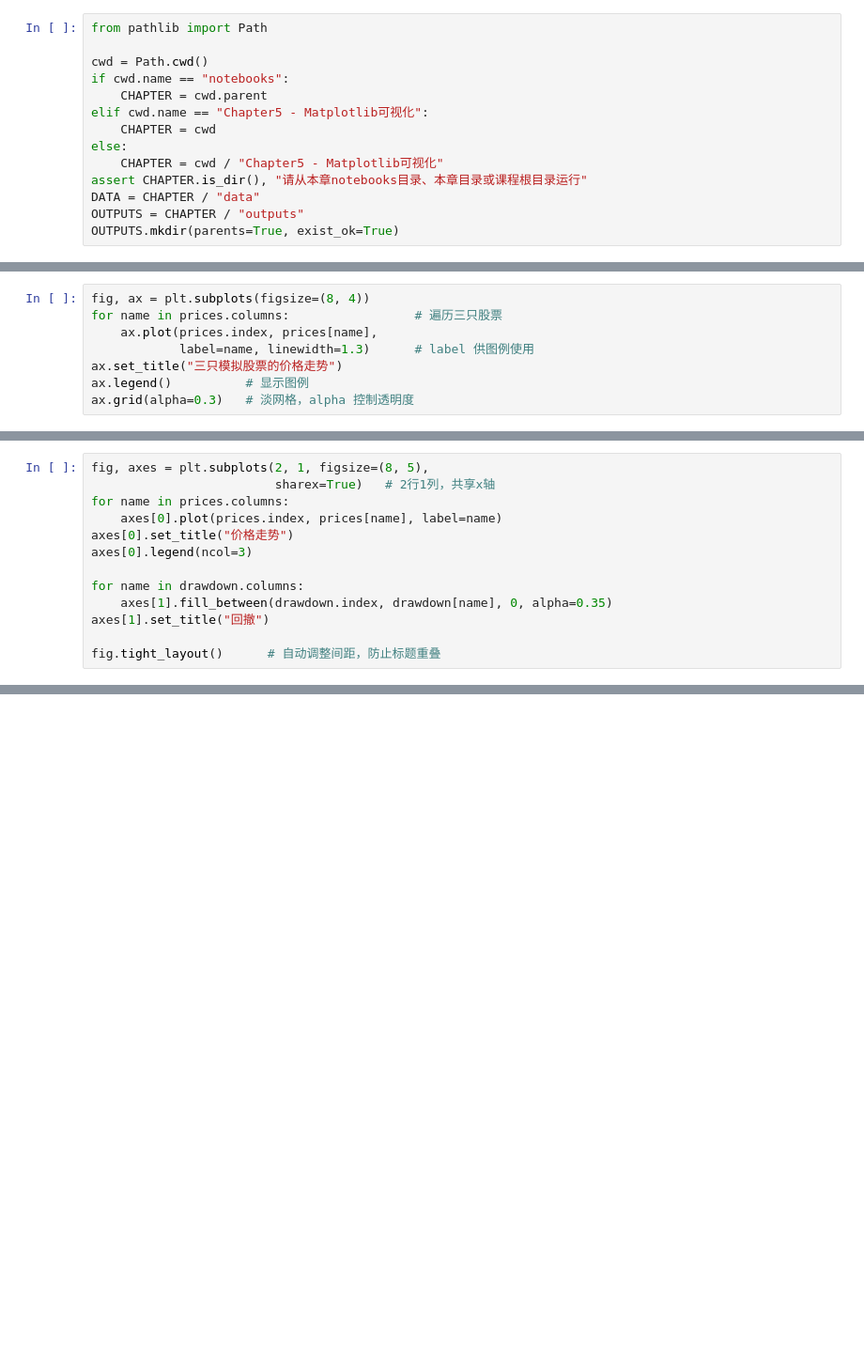
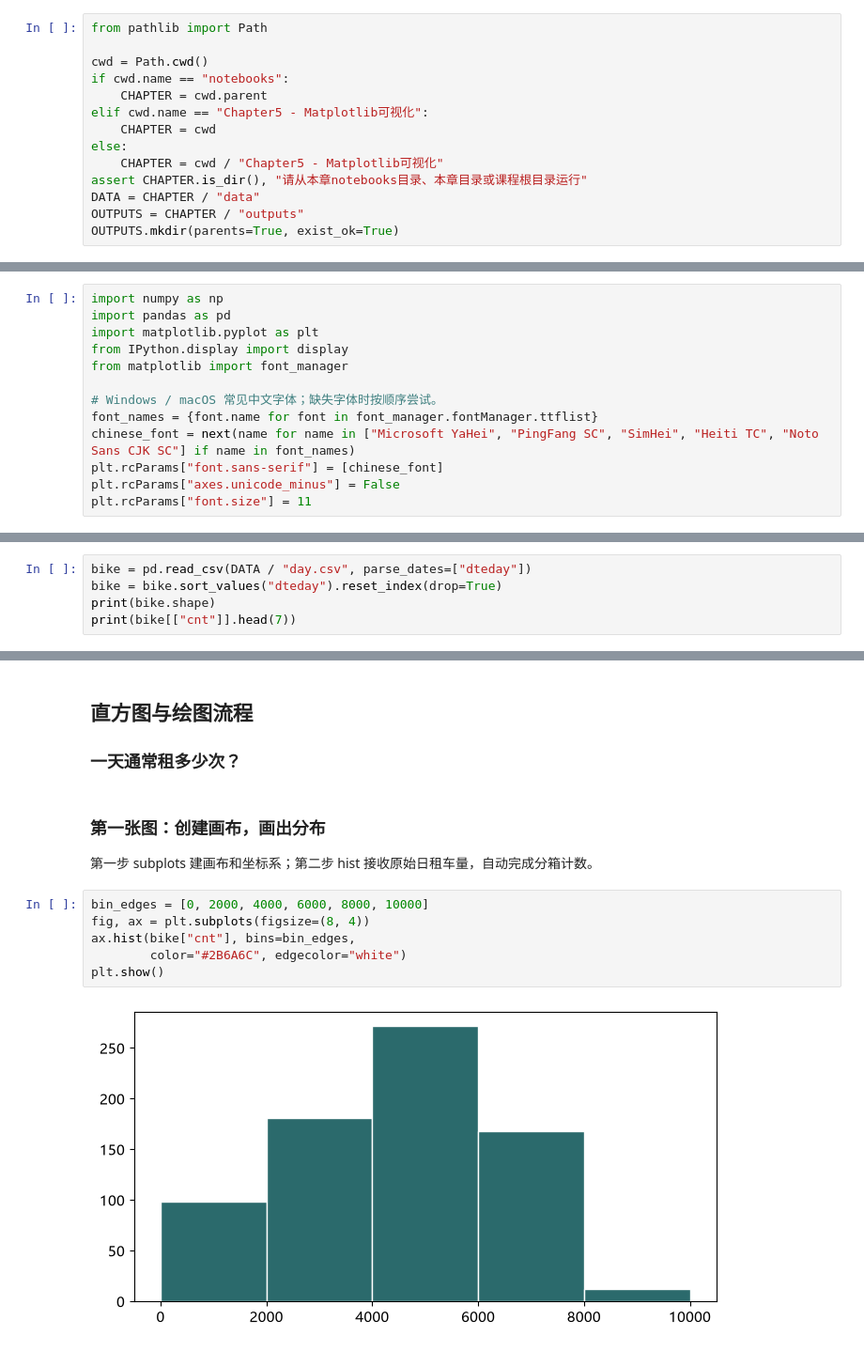
Before and after one commit to aiqfin/python-for-finance, a Jupyter notebook: Chapter5 - Matplotlib可视化/notebooks/05_Visualization.ipynb, the cells around one changed output, grey strips where cells are left out. Shown at 94% size. Cells and saved outputs as stored; diff of their text form; blank space fills up the shorter version.

```diff
--- a/Chapter5 - Matplotlib可视化/notebooks/05_Visualization.ipynb
+++ b/Chapter5 - Matplotlib可视化/notebooks/05_Visualization.ipynb
@@ -128,8 +29,0 @@ display(fig)
-# %%
-fig, ax = plt.subplots(figsize=(8, 4))
-for name in prices.columns:                 # 遍历三只股票
-    ax.plot(prices.index, prices[name],
-            label=name, linewidth=1.3)      # label 供图例使用
-ax.set_title("三只模拟股票的价格走势")
-ax.legend()          # 显示图例
-ax.grid(alpha=0.3)   # 淡网格，alpha 控制透明度
@@ -187,13 +29,0 @@ ax.legend(ncol=3)
-# %%
-fig, axes = plt.subplots(2, 1, figsize=(8, 5),
-                         sharex=True)   # 2行1列，共享x轴
-for name in prices.columns:
-    axes[0].plot(prices.index, prices[name], label=name)
-axes[0].set_title("价格走势")
-axes[0].legend(ncol=3)
-
-for name in drawdown.columns:
-    axes[1].fill_between(drawdown.index, drawdown[name], 0, alpha=0.35)
-axes[1].set_title("回撤")
-
-fig.tight_layout()      # 自动调整间距，防止标题重叠
@@ -379,0 +30,13 @@ ax.legend()
+# %%
+import numpy as np
+import pandas as pd
+import matplotlib.pyplot as plt
+from IPython.display import display
+from matplotlib import font_manager
+
+# Windows / macOS 常见中文字体；缺失字体时按顺序尝试。
+font_names = {font.name for font in font_manager.fontManager.ttflist}
+chinese_font = next(name for name in ["Microsoft YaHei", "PingFang SC", "SimHei", "Heiti TC", "Noto Sans CJK SC"] if name in font_names)
+plt.rcParams["font.sans-serif"] = [chinese_font]
+plt.rcParams["axes.unicode_minus"] = False
+plt.rcParams["font.size"] = 11
@@ -379,0 +47,5 @@ ax.legend()
+# %%
+bike = pd.read_csv(DATA / "day.csv", parse_dates=["dteday"])
+bike = bike.sort_values("dteday").reset_index(drop=True)
+print(bike.shape)
+print(bike[["cnt"]].head(7))
@@ -379,0 +74,15 @@ ax.legend()
+# %% [markdown]
+## 直方图与绘图流程
+### 一天通常租多少次？
+# %% [markdown]
+### 第一张图：创建画布，画出分布
+
+第一步 subplots 建画布和坐标系；第二步 hist 接收原始日租车量，自动完成分箱计数。
+# %%
+bin_edges = [0, 2000, 4000, 6000, 8000, 10000]
+fig, ax = plt.subplots(figsize=(8, 4))
+ax.hist(bike["cnt"], bins=bin_edges,
+        color="#2B6A6C", edgecolor="white")
+plt.show()
+# %% [output]
+[figure, added]
```
Also changed, not shown: parts of 115 cells of this notebook, 24 other files.
